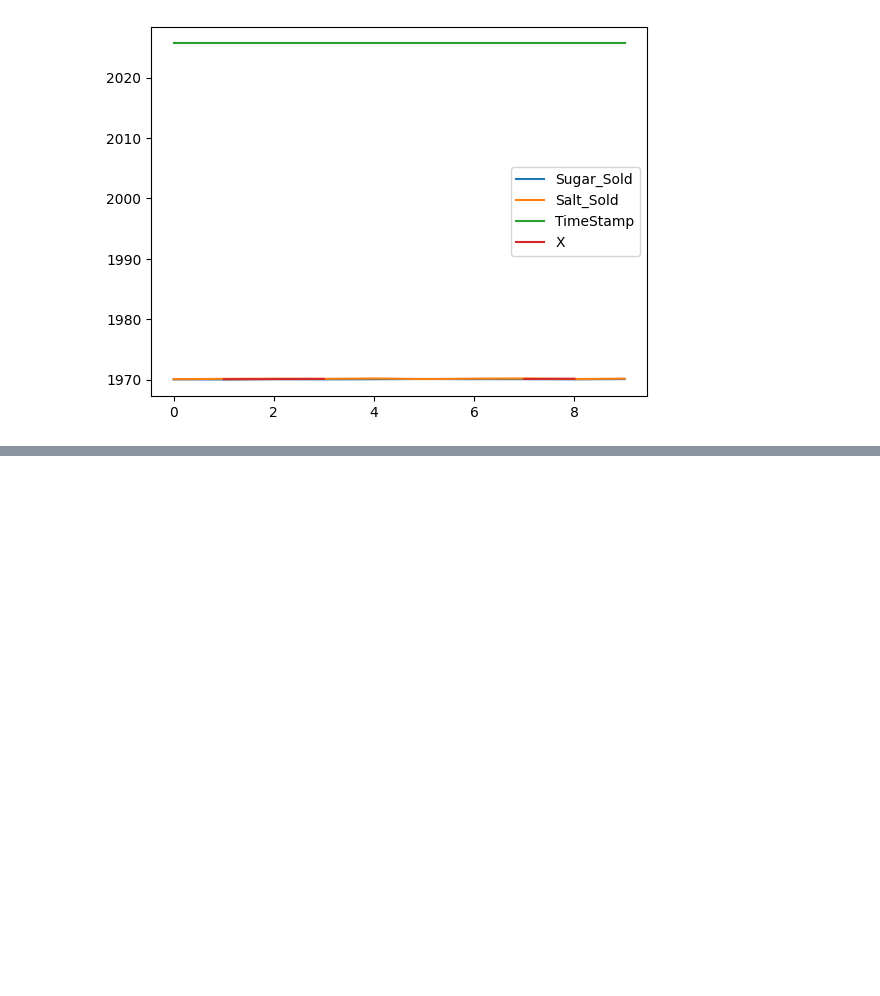
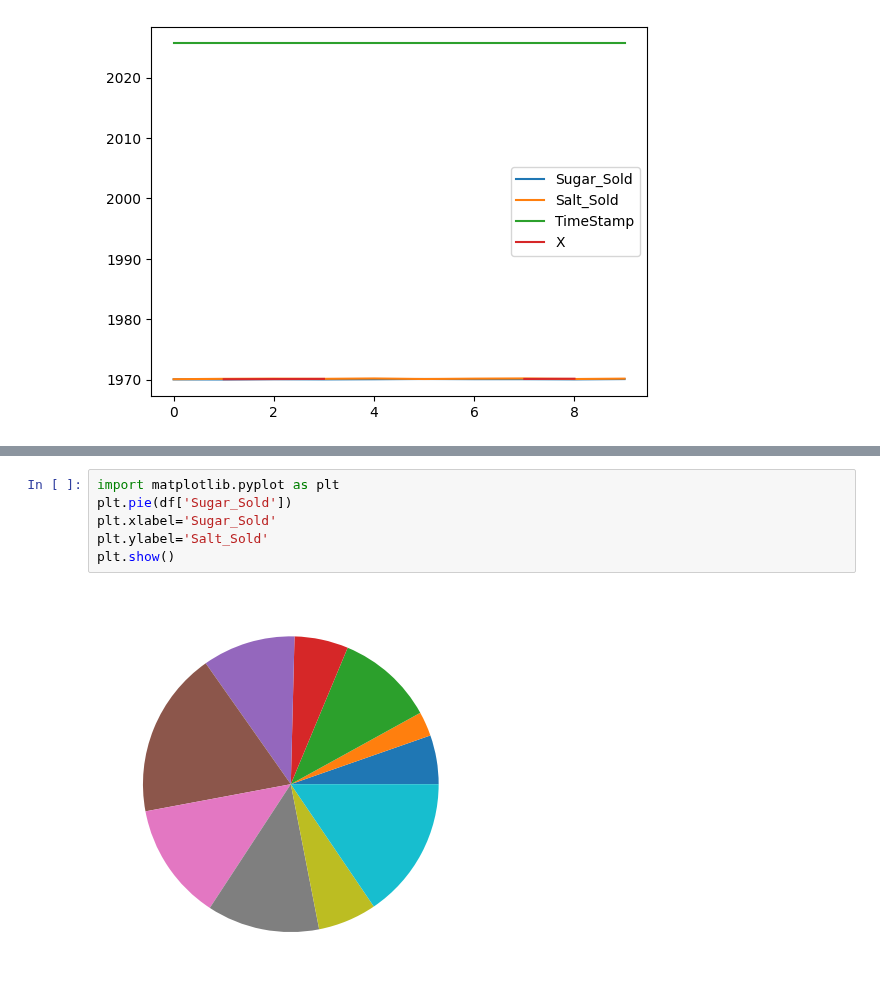
Before and after one commit to ramnagella/Demo, a Jupyter notebook: DA_Day9.ipynb, the cells around one changed output, grey strips where cells are left out. Saved outputs shown, nothing was run; the diff lists cells and outputs as text; blank space fills up the shorter version.

```diff
--- a/DA_Day9.ipynb
+++ b/DA_Day9.ipynb
@@ -414,0 +436,8 @@ df.plot()
+# %%
+import matplotlib.pyplot as plt
+plt.pie(df['Sugar_Sold'])
+plt.xlabel='Sugar_Sold'
+plt.ylabel='Salt_Sold'
+plt.show()
+# %% [output]
+[figure, added]
```
Also changed, not shown: parts of 7 cells of this notebook.
